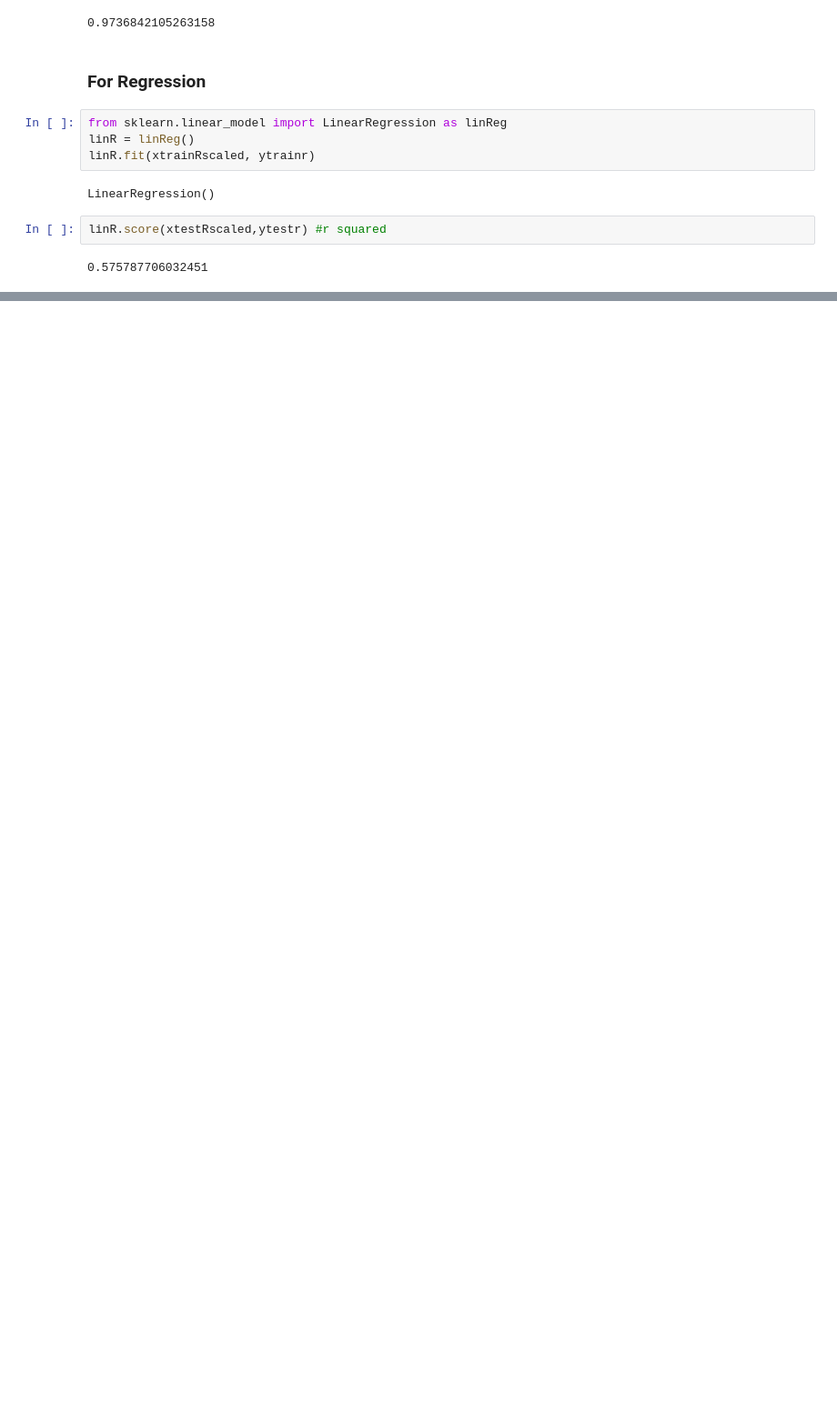
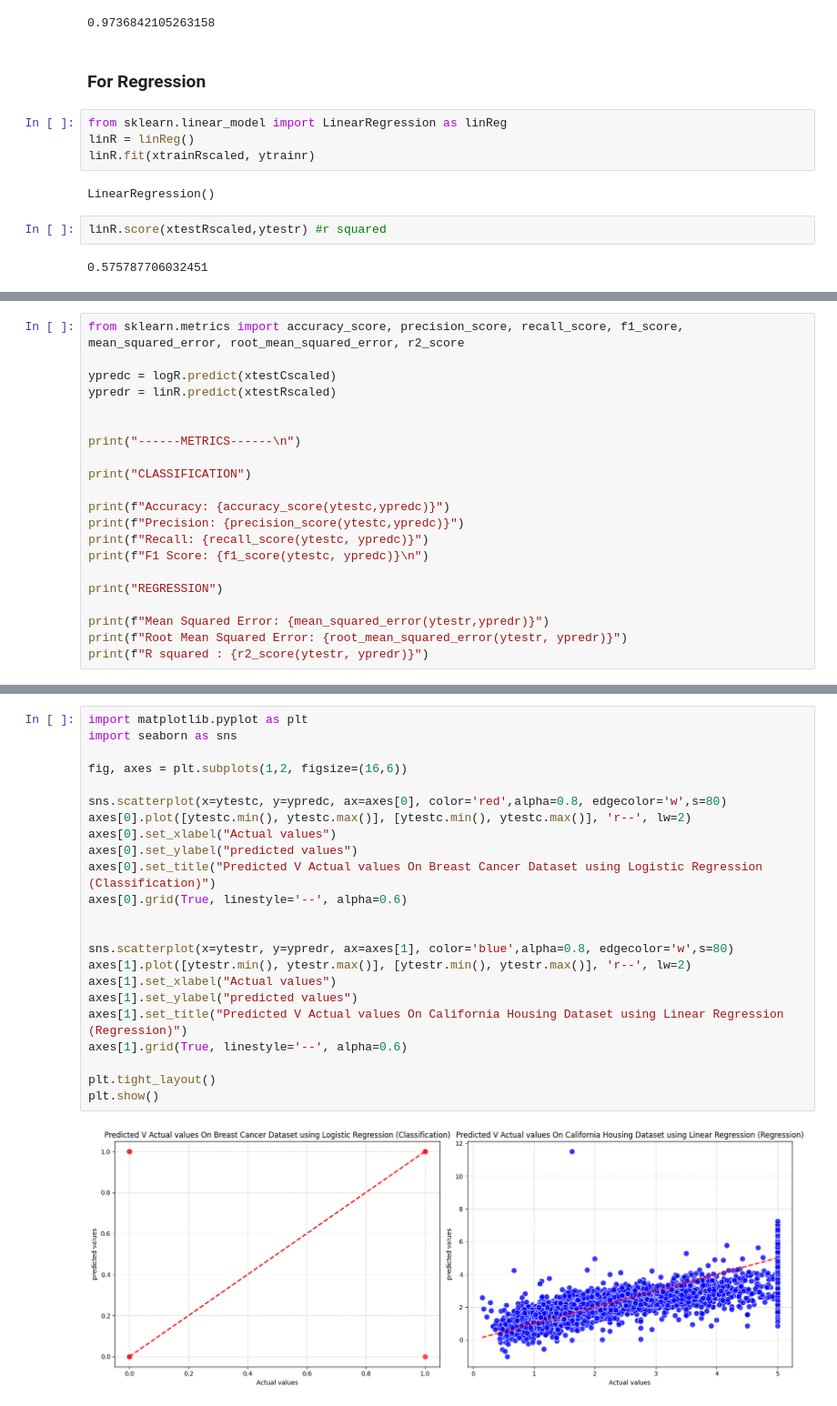
Before and after one commit to 5und4r/MachineLearningLab, a Jupyter notebook: MachineLearningLabII.ipynb, the cells around one changed output, grey strips where cells are left out. Shown at 91% size. Saved outputs shown, nothing was run; the diff lists cells and outputs as text; blank space fills up the shorter version.

```diff
--- a/MachineLearningLabII.ipynb
+++ b/MachineLearningLabII.ipynb
@@ -1355,0 +1358,21 @@ linR.score(xtestRscaled,ytestr) #r squared
+# %%
+from sklearn.metrics import accuracy_score, precision_score, recall_score, f1_score, mean_squared_error, root_mean_squared_error, r2_score
+
+ypredc = logR.predict(xtestCscaled)
+ypredr = linR.predict(xtestRscaled)
+
+
+print("------METRICS------\n")
+
+print("CLASSIFICATION")
+
+print(f"Accuracy: {accuracy_score(ytestc,ypredc)}")
+print(f"Precision: {precision_score(ytestc,ypredc)}")
+print(f"Recall: {recall_score(ytestc, ypredc)}")
+print(f"F1 Score: {f1_score(ytestc, ypredc)}\n")
+
+print("REGRESSION")
+
+print(f"Mean Squared Error: {mean_squared_error(ytestr,ypredr)}")
+print(f"Root Mean Squared Error: {root_mean_squared_error(ytestr, ypredr)}")
+print(f"R squared : {r2_score(ytestr, ypredr)}")
@@ -1355,0 +1394,25 @@ linR.score(xtestRscaled,ytestr) #r squared
+# %%
+import matplotlib.pyplot as plt
+import seaborn as sns
+
+fig, axes = plt.subplots(1,2, figsize=(16,6))
+
+sns.scatterplot(x=ytestc, y=ypredc, ax=axes[0], color='red',alpha=0.8, edgecolor='w',s=80)
+axes[0].plot([ytestc.min(), ytestc.max()], [ytestc.min(), ytestc.max()], 'r--', lw=2)
+axes[0].set_xlabel("Actual values")
+axes[0].set_ylabel("predicted values")
+axes[0].set_title("Predicted V Actual values On Breast Cancer Dataset using Logistic Regression (Classification)")
+axes[0].grid(True, linestyle='--', alpha=0.6)
+
+
+sns.scatterplot(x=ytestr, y=ypredr, ax=axes[1], color='blue',alpha=0.8, edgecolor='w',s=80)
+axes[1].plot([ytestr.min(), ytestr.max()], [ytestr.min(), ytestr.max()], 'r--', lw=2)
+axes[1].set_xlabel("Actual values")
+axes[1].set_ylabel("predicted values")
+axes[1].set_title("Predicted V Actual values On California Housing Dataset using Linear Regression (Regression)")
+axes[1].grid(True, linestyle='--', alpha=0.6)
+
+plt.tight_layout()
+plt.show()
+# %% [output]
+[figure, added]
```
Also changed, not shown: parts of 10 cells of this notebook.
